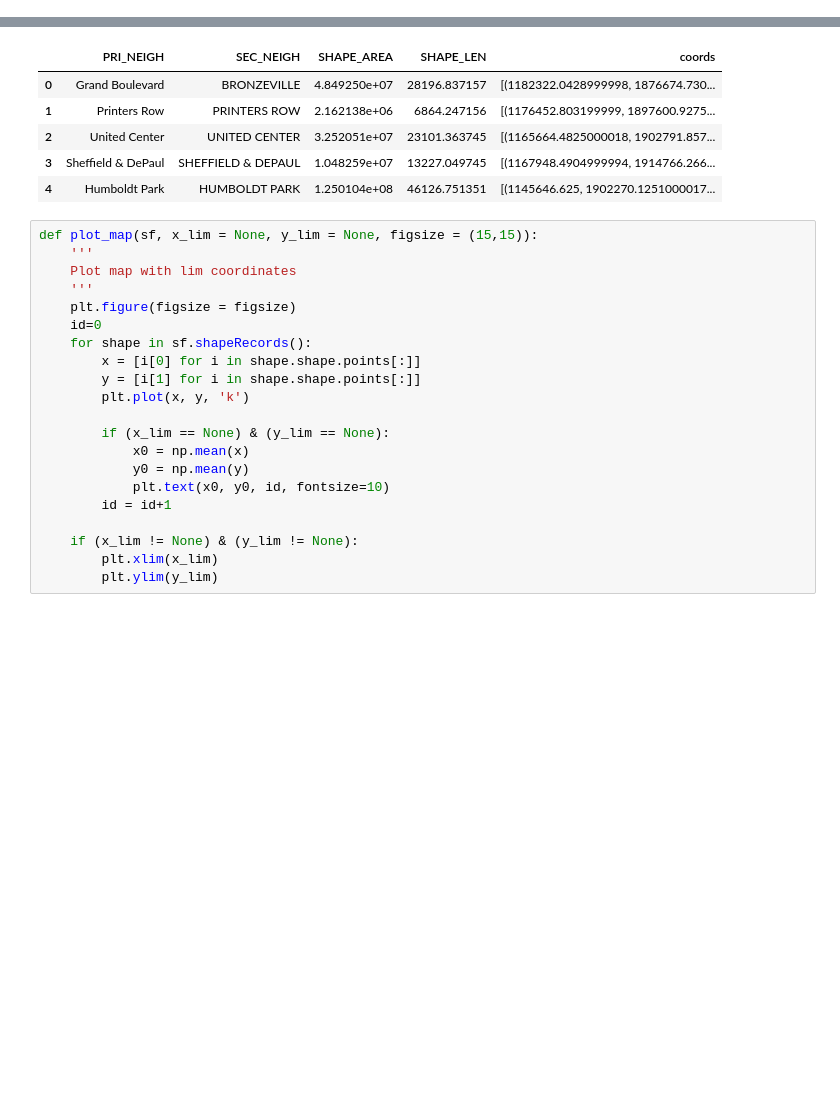
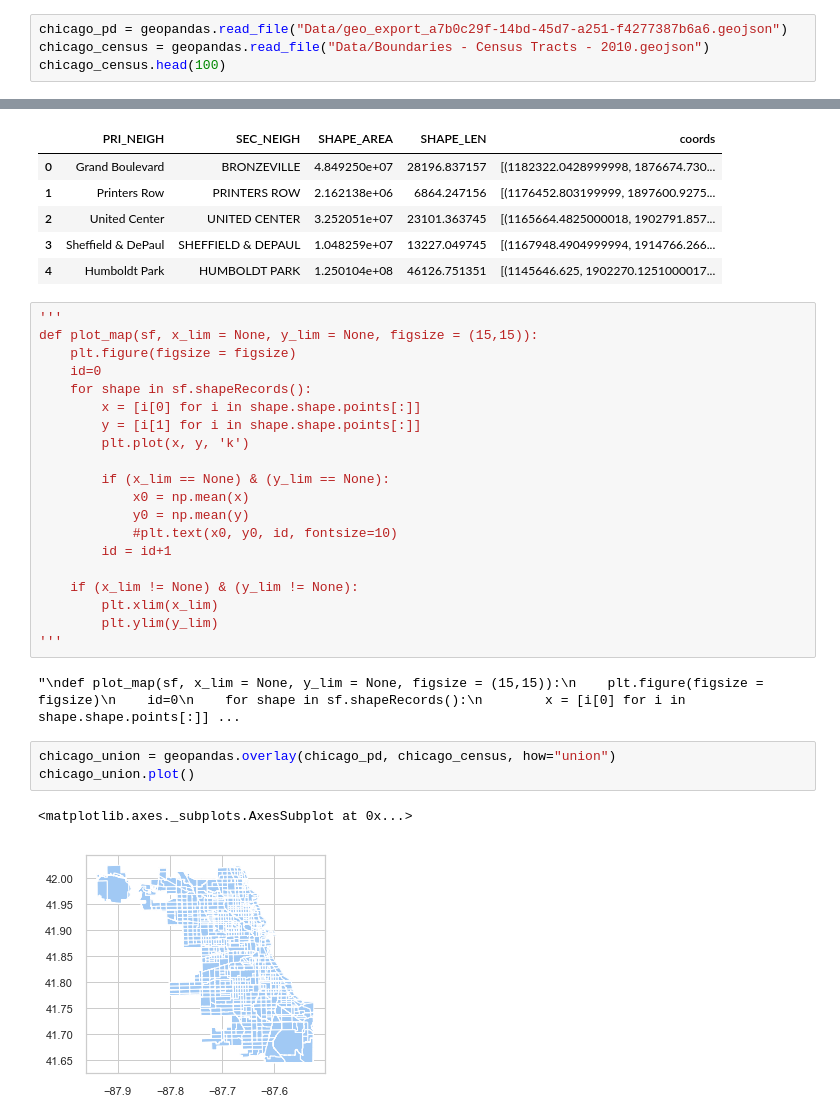
Before and after one commit to chell0011/MMA1, a Jupyter notebook: Mapping Regions.ipynb, the cells around one changed output, grey strips where cells are left out. Saved outputs shown, nothing was run; the diff lists cells and outputs as text; blank space fills up the shorter version.

```diff
--- a/Mapping Regions.ipynb
+++ b/Mapping Regions.ipynb
@@ -17,0 +38,4 @@ ERROR: Command "python setup.py egg_info" failed with error code 1 in C:\Users\a
+# %%
+chicago_pd = geopandas.read_file("Data/geo_export_a7b0c29f-14bd-45d7-a251-f4277387b6a6.geojson")
+chicago_census = geopandas.read_file("Data/Boundaries - Census Tracts - 2010.geojson")
+chicago_census.head(100)
@@ -92,10 +133,8 @@ df_n.head()
 | 3 | Sheffield & DePaul | SHEFFIELD & DEPAUL | 1.048259e+07 | 13227.049745 | [(1167948.4904999994, 1914766.266... |
 | 4 | Humboldt Park | HUMBOLDT PARK | 1.250104e+08 | 46126.751351 | [(1145646.625, 1902270.1251000017... |
 # %%
+'''
 def plot_map(sf, x_lim = None, y_lim = None, figsize = (15,15)):
-    '''
-    Plot map with lim coordinates
-    '''
     plt.figure(figsize = figsize)
     id=0
     for shape in sf.shapeRecords():
@@ -106,9 +145,18 @@ def plot_map(sf, x_lim = None, y_lim = None, figsize = (15,15)):
         if (x_lim == None) & (y_lim == None):
             x0 = np.mean(x)
             y0 = np.mean(y)
-            plt.text(x0, y0, id, fontsize=10)
+            #plt.text(x0, y0, id, fontsize=10)
         id = id+1
 
     if (x_lim != None) & (y_lim != None):
         plt.xlim(x_lim)
         plt.ylim(y_lim)
+'''
+# %% [output]
+"\ndef plot_map(sf, x_lim = None, y_lim = None, figsize = (15,15)):\n    plt.figure(figsize = figsize)\n    id=0\n    for shape in sf.shapeRecords():\n        x = [i[0] for i in shape.shape.points[:]] ...
+# %%
+chicago_union = geopandas.overlay(chicago_pd, chicago_census, how="union")
+chicago_union.plot()
+# %% [output]
+<matplotlib.axes._subplots.AxesSubplot at 0x...>
+[figure, added]
```
Also changed, not shown: parts of 15 cells of this notebook, 3 other files.
